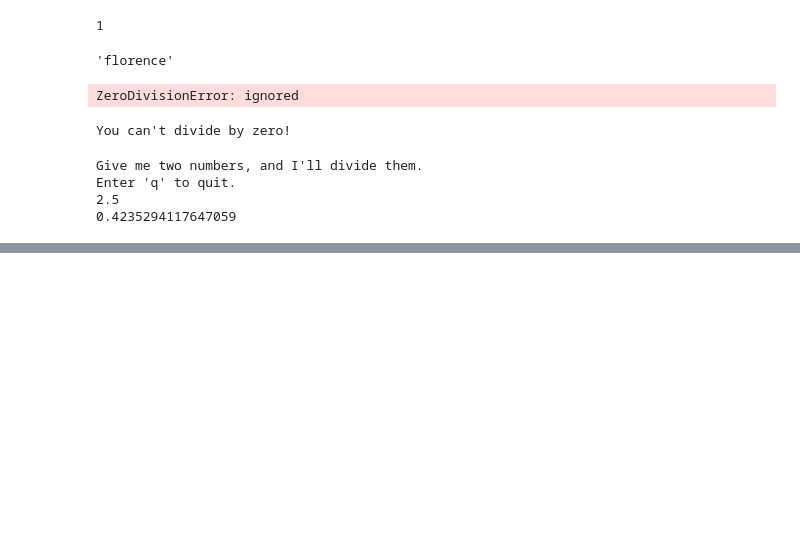
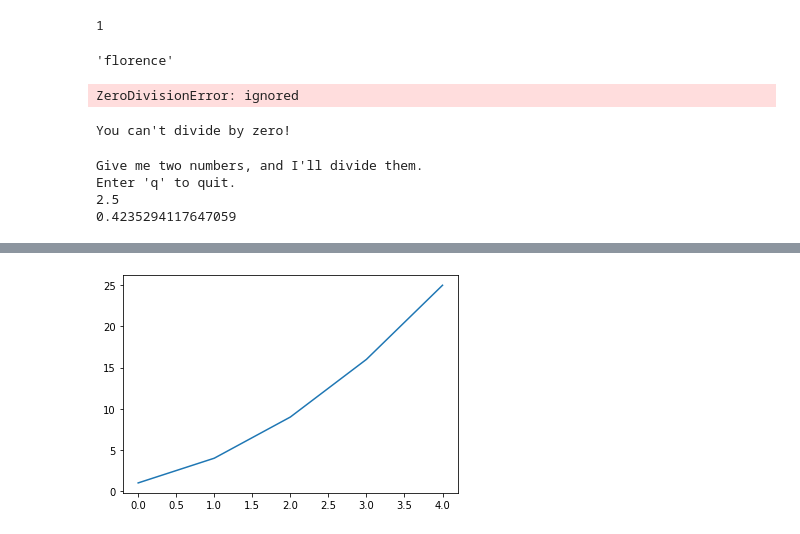
Before and after one commit to pratikshas8080/Python_Crash_Course-2nd_Edition, a Jupyter notebook: Python_Crash_Course,_2nd_Edition.ipynb, the cells around one changed output, grey strips where cells are left out. Drawn from its saved outputs; the diff is of its cells as text; code cells hidden in the pictures; blank space fills up the shorter version.

```diff
--- a/Python_Crash_Course,_2nd_Edition.ipynb
+++ b/Python_Crash_Course,_2nd_Edition.ipynb
@@ -1593,0 +1613,10 @@ def __init__(self):
+# %%
+import matplotlib.pyplot as plt
+
+squares = [1, 4, 9, 16, 25]
+fig, ax = plt.subplots()
+ax.plot(squares)
+
+plt.show()
+# %% [output]
+[figure, added]
```
Also changed, not shown: parts of 3 cells of this notebook.
